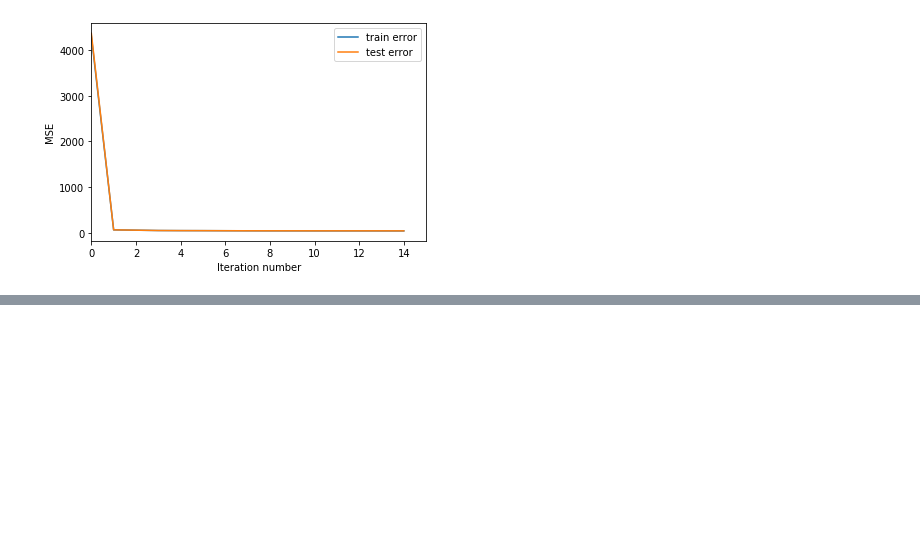
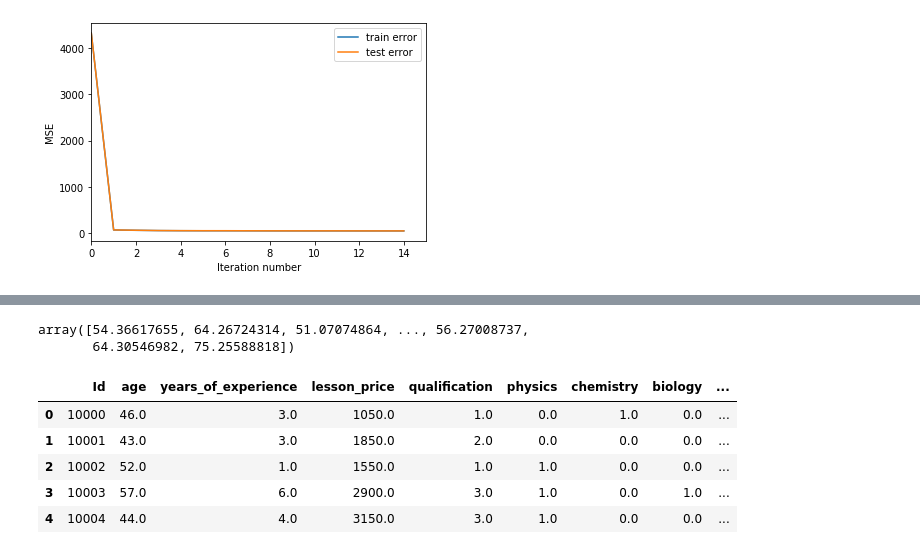
Before and after one commit to gulchitai/Data-Analysis, a Jupyter notebook: Tutors - expected math exam results/Tutors - expected math exam results- linear regression.ipynb, the cells around one changed output, grey strips where cells are left out. Saved outputs shown, nothing was run; the diff lists cells and outputs as text; code cells hidden in the pictures; blank space fills up the shorter version.

```diff
--- a/Tutors - expected math exam results/Tutors - expected math exam results- linear regression.ipynb
+++ b/Tutors - expected math exam results/Tutors - expected math exam results- linear regression.ipynb
@@ -195,0 +323,3 @@ get_error_plot(n_trees, train_errors, test_errors)
+# %%
+X_kaggle = df_kaggle.values[:,1:]
+X_kaggle
@@ -195,0 +334,18 @@ get_error_plot(n_trees, train_errors, test_errors)
+# %%
+kaggle_prediction = gb_predict(X_kaggle, trees, coefs, eta)
+# %%
+kaggle_prediction
+# %% [output]
+array([54.36617655, 64.26724314, 51.07074864, ..., 56.27008737,
+       64.30546982, 75.25588818])
+# %%
+df_kaggle['mean_exam_points'] = kaggle_prediction
+# %%
+df_kaggle.head()
+# %% [output]
+|  | Id | age | years_of_experience | lesson_price | qualification | physics | chemistry | biology | ... |
+| 0 | 10000 | 46.0 | 3.0 | 1050.0 | 1.0 | 0.0 | 1.0 | 0.0 | ... |
+| 1 | 10001 | 43.0 | 3.0 | 1850.0 | 2.0 | 0.0 | 0.0 | 0.0 | ... |
+| 2 | 10002 | 52.0 | 1.0 | 1550.0 | 1.0 | 1.0 | 0.0 | 0.0 | ... |
+| 3 | 10003 | 57.0 | 6.0 | 2900.0 | 3.0 | 1.0 | 0.0 | 1.0 | ... |
+| 4 | 10004 | 44.0 | 4.0 | 3150.0 | 3.0 | 1.0 | 0.0 | 0.0 | ... |
```
Also changed, not shown: parts of 28 cells of this notebook, 3 other files.
